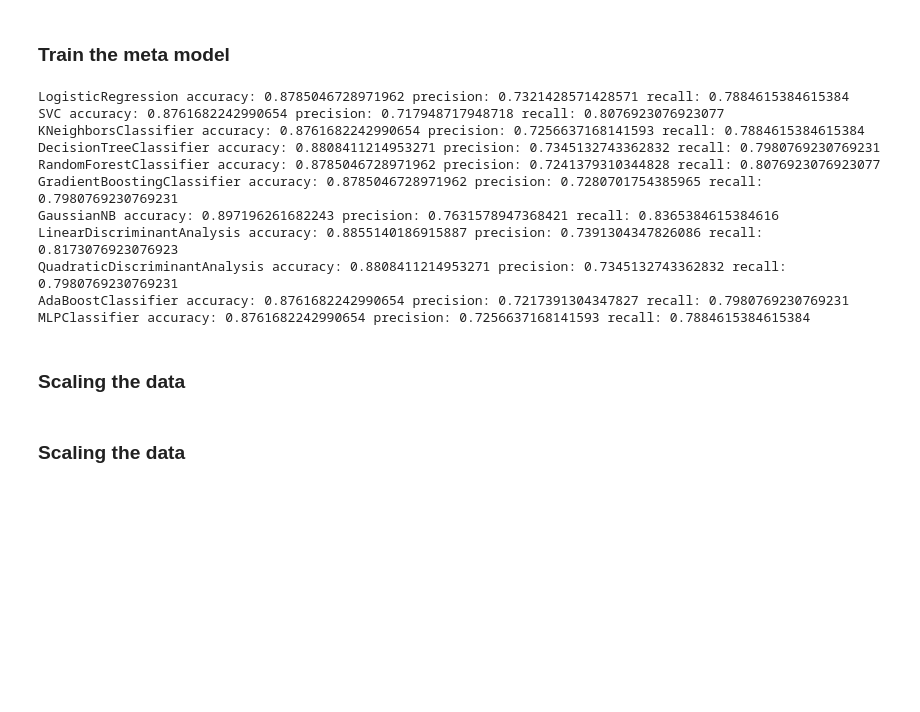
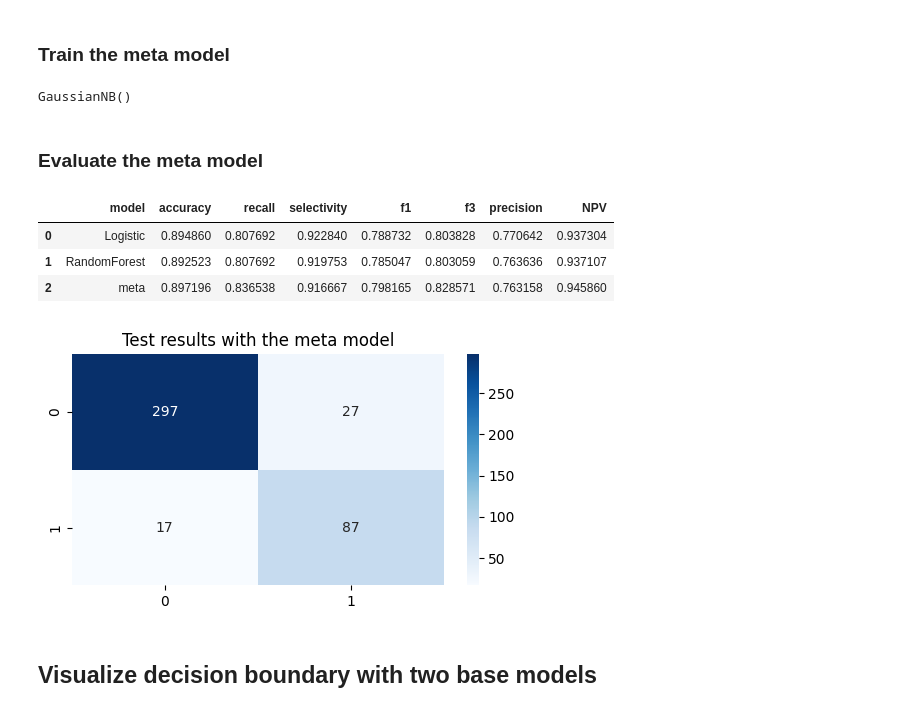
Before and after one commit to AlexanderBusa/ProgettoTeam2, a Jupyter notebook: meta_model.ipynb, the cells around one changed output. Cells and saved outputs as stored; diff of their text form; code cells hidden in the pictures; blank space fills up the shorter version.

Commit message:
evaluate meta model with logistic and random forest

```diff
--- a/meta_model.ipynb
+++ b/meta_model.ipynb
@@ -203,6 +203,53 @@ X_train_stacked_logodd = X_train_stacked.apply(logit)
 X_test_stacked_logodd = X_test_stacked.apply(logit)
 # %% [markdown]
 ### Train the meta model
+# %%
+from sklearn.naive_bayes import GaussianNB
+
+meta_classifier = GaussianNB()
+
+meta_classifier.fit(X_train_stacked_logodd,y_train)
+# %% [output]
+GaussianNB()
+# %% [markdown]
+### Evaluate the meta model
+# %%
+results_test_models_list_meta = results_test_models_list.copy()
+
+
+y_pred = meta_classifier.predict(X_test_stacked_logodd)
+
+results_test = {
+    "model": "meta",
+    "accuracy": accuracy_score(y_test,y_pred),
+    "recall": recall_score(y_test,y_pred),
+    "selectivity": recall_score(y_test,y_pred,pos_label = 0),
+    "f1": f1_score(y_test,y_pred),
+    "f3": fbeta_score(y_test,y_pred,beta = 3),
+    "precision": precision_score(y_test,y_pred),
+    "NPV": precision_score(y_test,y_pred, pos_label = 0)
+}
+
+results_test_models_list_meta.append(results_test)
+
+results_test_models_df_meta = pd.DataFrame(results_test_models_list_meta)
+# %%
+y_pred_test_meta = y_pred
+# %%
+results_test_models_df_meta
+# %% [output]
+|  | model | accuracy | recall | selectivity | f1 | f3 | precision | NPV |
+| 0 | Logistic | 0.894860 | 0.807692 | 0.922840 | 0.788732 | 0.803828 | 0.770642 | 0.937304 |
+| 1 | RandomForest | 0.892523 | 0.807692 | 0.919753 | 0.785047 | 0.803059 | 0.763636 | 0.937107 |
+| 2 | meta | 0.897196 | 0.836538 | 0.916667 | 0.798165 | 0.828571 | 0.763158 | 0.945860 |
+# %%
+sns.heatmap(confusion_matrix(y_test,y_pred_test_meta), annot = True, cmap = "Blues", fmt='d')
+plt.title("Test results with the meta model")
+plt.show()
+# %% [output]
+[figure, added]
+# %% [markdown]
+## Visualize decision boundary with two base models
 # %%
 # let's boundary plot
 import numpy as np
@@ -278,24 +289,0 @@ names_classifiers = [
-# %%
-from sklearn.metrics import accuracy_score, precision_score, recall_score, f1_score, roc_auc_score
-for i in range(len(meta_classifiers)):
-    y_pred = meta_classifiers[i].predict(X_test_stacked_logodd)
-    accuracy = accuracy_score(y_test, y_pred)
-    precision = precision_score(y_test, y_pred)
-    recall = recall_score(y_test, y_pred)
-    print(names_classifiers[i],"accuracy:", accuracy, "precision:", precision, "recall:", recall)
-# %% [output]
-LogisticRegression accuracy: 0.8785046728971962 precision: 0.7321428571428571 recall: 0.7884615384615384
-SVC accuracy: 0.8761682242990654 precision: 0.717948717948718 recall: 0.8076923076923077
-KNeighborsClassifier accuracy: 0.8761682242990654 precision: 0.7256637168141593 recall: 0.7884615384615384
-DecisionTreeClassifier accuracy: 0.8808411214953271 precision: 0.7345132743362832 recall: 0.7980769230769231
-RandomForestClassifier accuracy: 0.8785046728971962 precision: 0.7241379310344828 recall: 0.8076923076923077
-GradientBoostingClassifier accuracy: 0.8785046728971962 precision: 0.7280701754385965 recall: 0.7980769230769231
-GaussianNB accuracy: 0.897196261682243 precision: 0.7631578947368421 recall: 0.8365384615384616
-LinearDiscriminantAnalysis accuracy: 0.8855140186915887 precision: 0.7391304347826086 recall: 0.8173076923076923
-QuadraticDiscriminantAnalysis accuracy: 0.8808411214953271 precision: 0.7345132743362832 recall: 0.7980769230769231
-AdaBoostClassifier accuracy: 0.8761682242990654 precision: 0.7217391304347827 recall: 0.7980769230769231
-MLPClassifier accuracy: 0.8761682242990654 precision: 0.7256637168141593 recall: 0.7884615384615384
-# %% [markdown]
-### Scaling the data
-# %% [markdown]
-### Scaling the data
```
Also changed, not shown: parts of 6 cells of this notebook.
